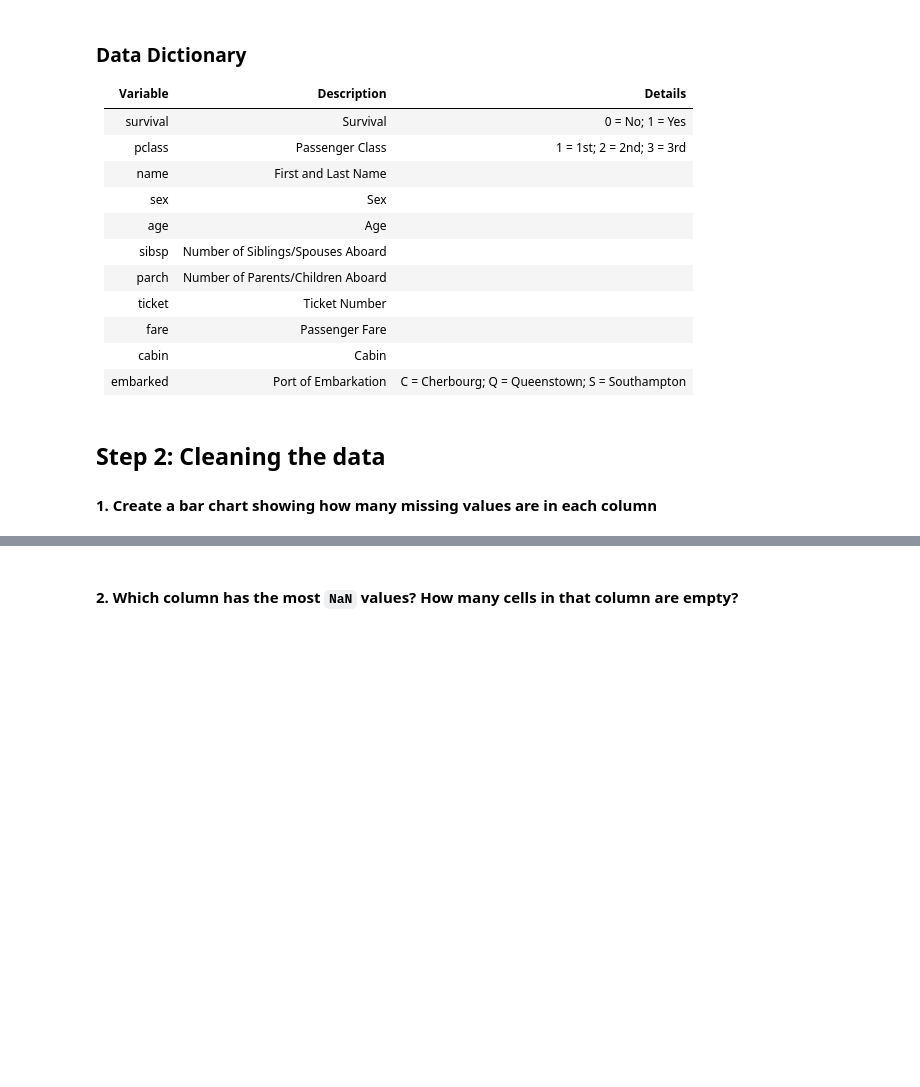
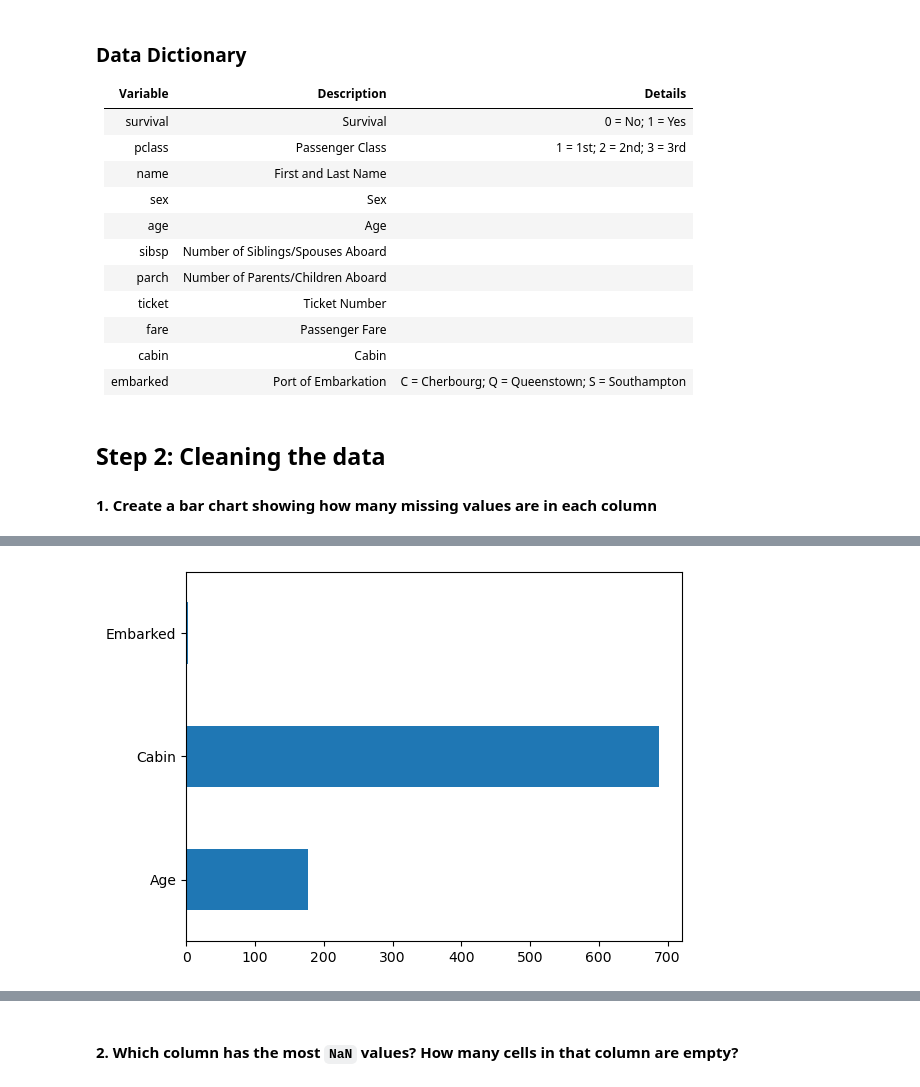
Before and after one commit to utthawit/titanic_lab, a Jupyter notebook: titanic.ipynb, the cells around one changed output, grey strips where cells are left out. Saved outputs shown, nothing was run; the diff lists cells and outputs as text; code cells hidden in the pictures; blank space fills up the shorter version.

```diff
--- a/titanic.ipynb
+++ b/titanic.ipynb
@@ -40,3 +50,9 @@ df = pd.read_csv('train.csv')
+# %%
+# why not each column?
+# I find it cleaner
+df.isnull().sum()[df.isnull().sum() != 0].plot(kind='barh');
+# %% [output]
+[figure, added]
 # %%
 #!pip install missingno
 import missingno as msno
```
Also changed, not shown: parts of 6 cells of this notebook.
